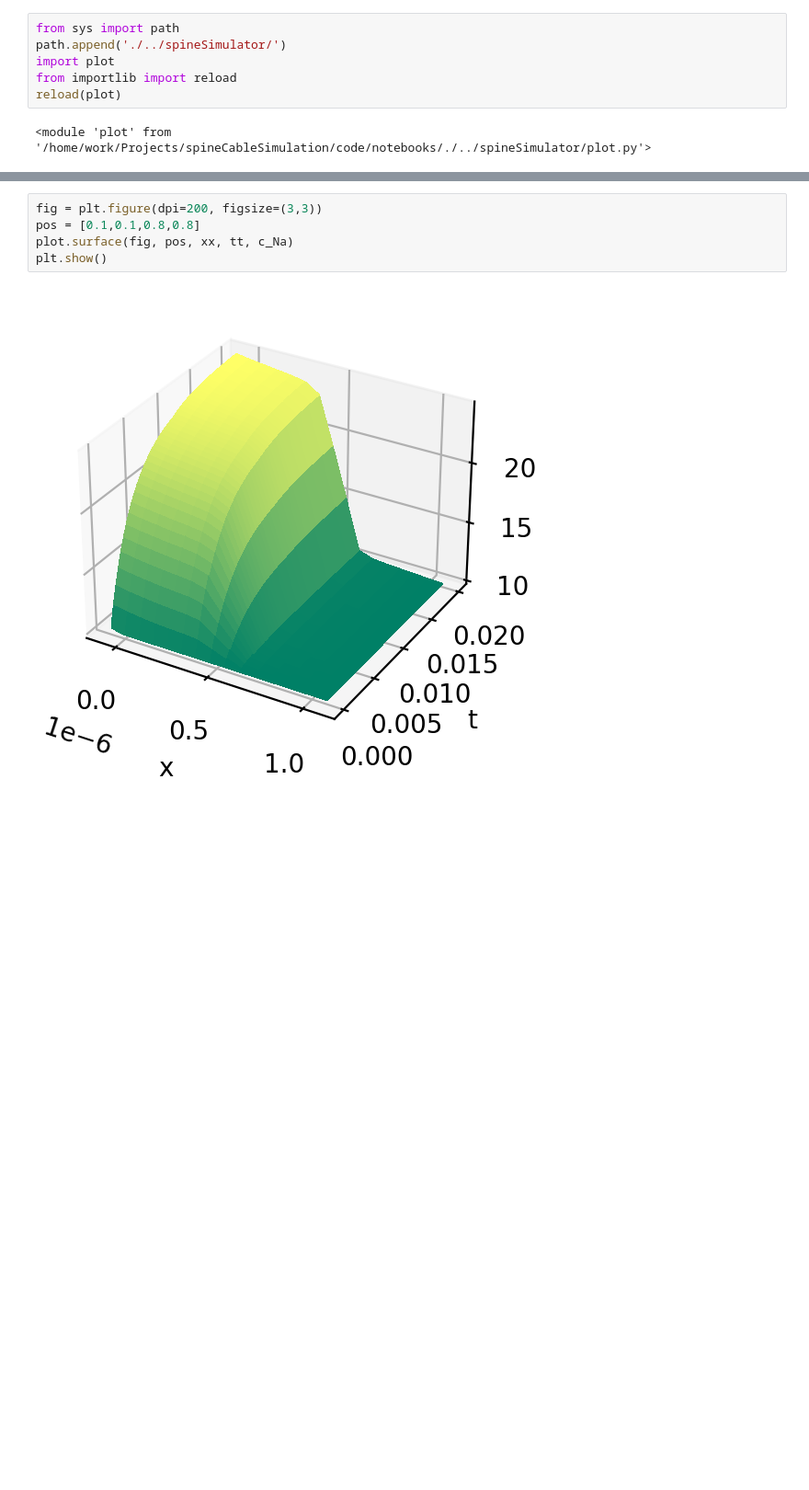
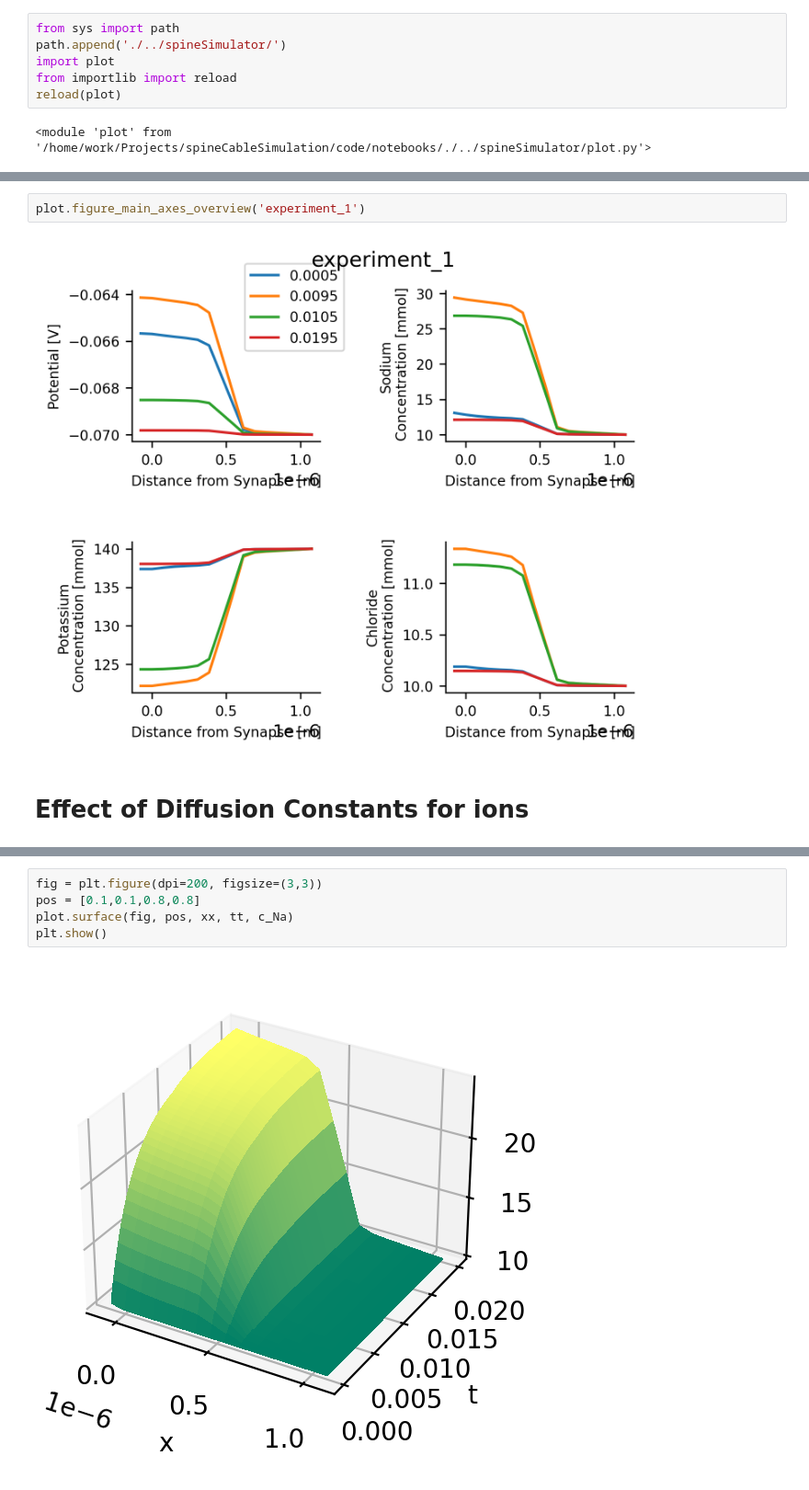
Before and after one commit to feblmu/Eberhardt2024Ion-concentration, a Jupyter notebook: notebooks/analyze_full_run.ipynb, the cells around one changed output, grey strips where cells are left out. Shown at 92% size. Saved outputs shown, nothing was run; the diff lists cells and outputs as text; blank space fills up the shorter version.

```diff
--- a/notebooks/analyze_full_run.ipynb
+++ b/notebooks/analyze_full_run.ipynb
@@ -32 +36,7 @@ json.dumps(results['params'])
+# %%
+plot.figure_main_axes_overview('experiment_1')
+# %% [output]
+[figure, added]
+# %% [markdown]
+# Effect of Diffusion Constants for ions
 # %%
```
Also changed, not shown: parts of 11 cells of this notebook, 5 other files.
